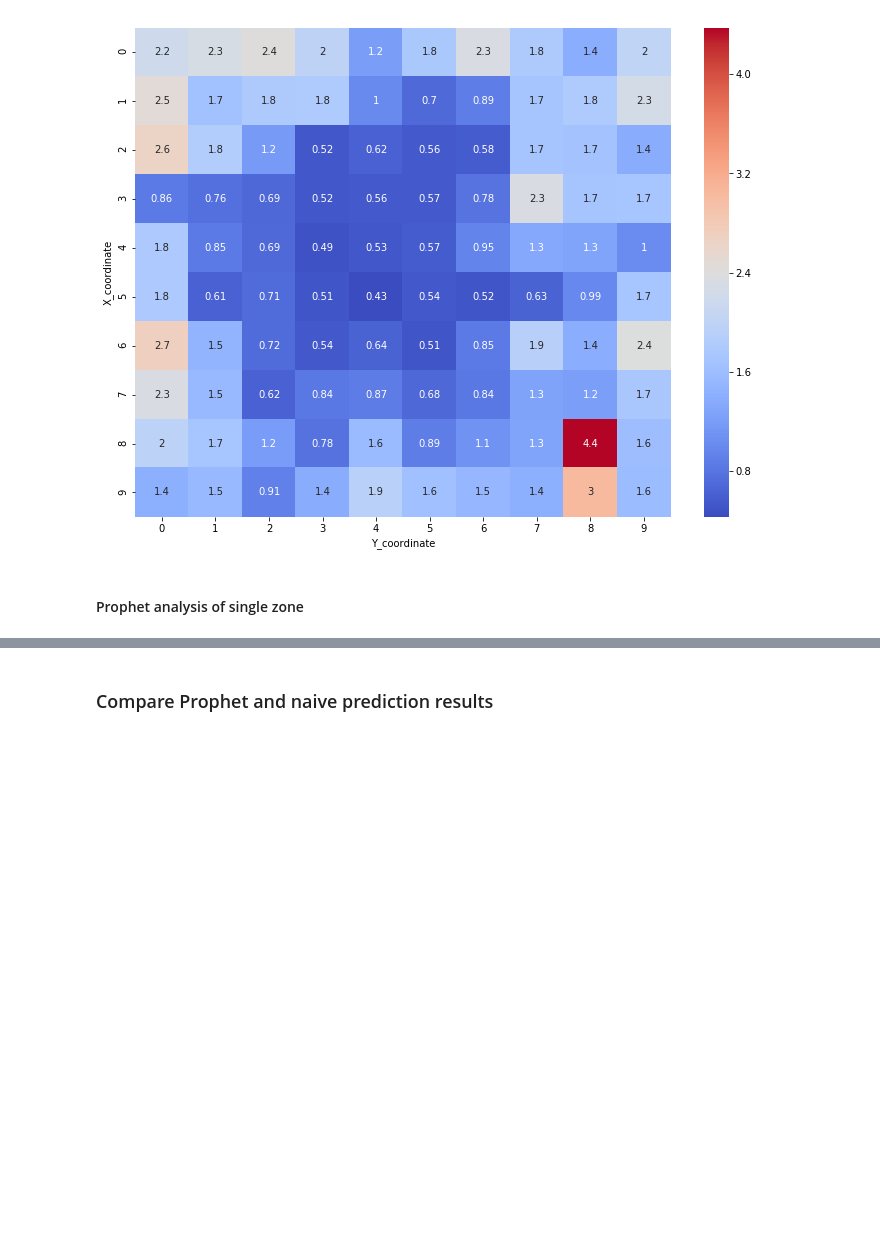
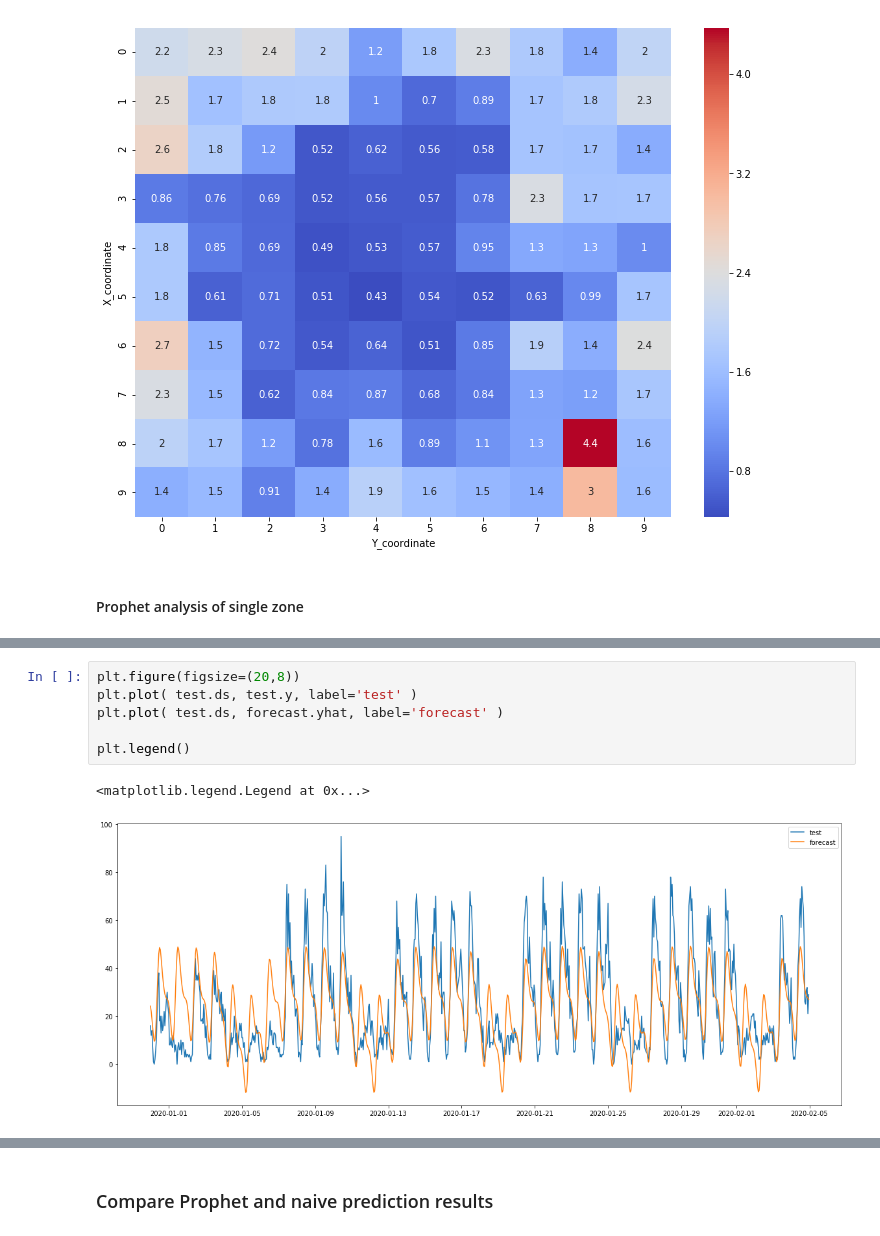
Before and after one commit to majhogee/cars_analysis, a Jupyter notebook: Analyse data for by zone separetely.ipynb, the cells around one changed output, grey strips where cells are left out. Cells and saved outputs as stored; diff of their text form; blank space fills up the shorter version.

```diff
--- a/Analyse data for by zone separetely.ipynb
+++ b/Analyse data for by zone separetely.ipynb
@@ -57,0 +83,9 @@ plot_heatmap(*prophet_xyz)
+# %%
+plt.figure(figsize=(20,8))
+plt.plot( test.ds, test.y, label='test' )
+plt.plot( test.ds, forecast.yhat, label='forecast' )
+
+plt.legend()
+# %% [output]
+<matplotlib.legend.Legend at 0x...>
+[figure, added]
```
Also changed, not shown: parts of 6 cells of this notebook.
